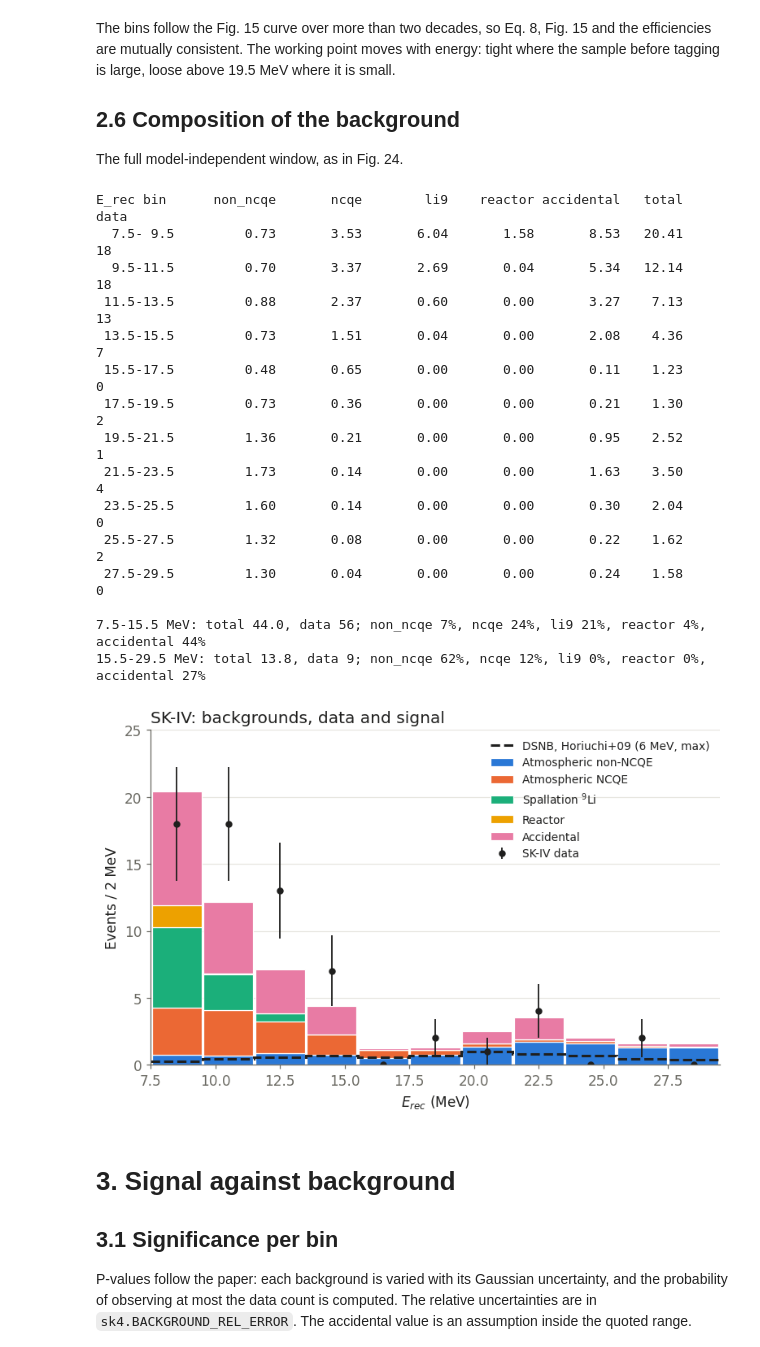
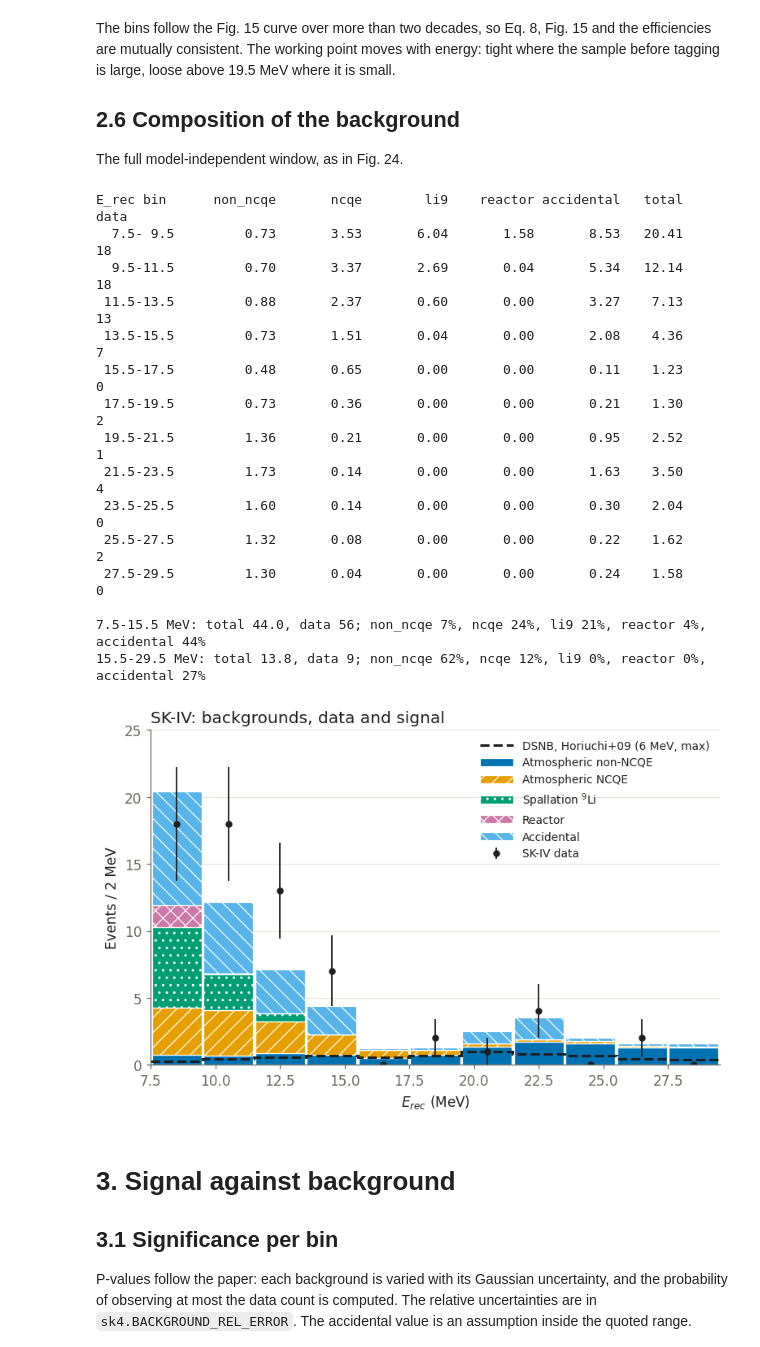
Before and after one commit to jahernando/hk-sunu, a Jupyter notebook: NB/NB01_sk_dsnb_analysis.ipynb, the cells around one changed output. Cells and saved outputs as stored; diff of their text form; code cells hidden in the pictures.

```diff
--- a/NB/NB01_sk_dsnb_analysis.ipynb
+++ b/NB/NB01_sk_dsnb_analysis.ipynb
@@ -16,20 +16,9 @@ from hk_sunu.backgrounds import MICHEL_ENDPOINT_MEV, michel_spectrum
 from hk_sunu.detector import SUPER_K
 from hk_sunu.flux import DSNBFlux, FermiDirac, YEAR_S
 from hk_sunu.rates import events_per_year, integrated_flux
+from hk_sunu.plotting import GRID, INK, MUTED, SERIES, fill, stair, style, use_style
 
-INK, MUTED, GRID = "#1f1f1e", "#6b6a63", "#e6e5df"
-SERIES = ["#2a78d6", "#eb6834", "#1baf7a", "#eda100", "#e87ba4", "#008300"]
-plt.rcParams.update({
-    "figure.figsize": (7.2, 4.4), "figure.dpi": 110, "font.size": 11,
-    "text.color": INK, "axes.labelcolor": INK, "axes.edgecolor": MUTED,
-    "xtick.color": MUTED, "ytick.color": MUTED,
-    "axes.spines.top": False, "axes.spines.right": False,
-    "axes.grid": True, "grid.color": GRID, "grid.linewidth": 0.8, "axes.axisbelow": True,
-    "lines.linewidth": 2.0, "legend.frameon": False,
-})
-
-def stair(ax, values, bin_edges, **kwargs):
-    ax.stairs(values, bin_edges, baseline=None, **kwargs)
+use_style()
 
 E_WINDOW = (15.5, 79.5)  # spectral analysis window in E_rec, MeV
 N_WINDOW = 11  # the 2-MeV bins of the model-independent window, 7.5-29.5 MeV
@@ -70,13 +59,13 @@ $$F(E_\nu) = f\,E_\nu^{tot}\,\frac{120}{7\pi^4}\,\frac{E_\nu^2}{T_\nu^4}\,\frac{
 
 The window is bounded by reactor and solar neutrinos below and by atmospheric neutrinos above.
 # %%
-temperatures = {4: SERIES[0], 6: SERIES[1], 8: SERIES[2]}
+temperatures = {4: style(0), 6: style(1), 8: style(2)}
 models = {T: DSNBFlux(spectrum=FermiDirac(temperature=T)) for T in temperatures}
 e_nu = np.linspace(3, 60, 571)
 
 fig, ax = plt.subplots()
-for (T, flux), color in zip(models.items(), temperatures.values()):
-    ax.plot(e_nu, flux(e_nu), color=color, label=f"T = {T} MeV")
+for (T, flux), kwargs in zip(models.items(), temperatures.values()):
+    ax.plot(e_nu, flux(e_nu), **kwargs, label=f"T = {T} MeV")
 ax.axvline(17.3, color=MUTED, ls="--", lw=1)
 ax.text(17.9, 4e-4, "$E_\\nu$ = 17.3 MeV\n(spectral analysis threshold)", color=MUTED, fontsize=9)
 ax.set(yscale="log", ylim=(2e-4, 30), xlim=(3, 60), xlabel="Neutrino energy $E_\\nu$ (MeV)",
@@ -184,8 +173,8 @@ curves = [("spallation", "Spallation"), ("deff", "$d_{eff}$, pre-activity"), ("c
           ("charge", "Charge per hit"), ("cherenkov", "Cherenkov angle"), ("ntag_one", "One tagged neutron")]
 
 fig, ax = plt.subplots()
-for (key, label), color in zip(curves, SERIES):
-    stair(ax, efficiency[key], edges, color=color, lw=2, label=label)
+for i, (key, label) in enumerate(curves):
+    stair(ax, efficiency[key], edges, **style(i), lw=2, label=label)
 ax.set(xlim=(7.5, 29.5), ylim=(0, 105), xlabel="$E_{rec}$ (MeV)", ylabel="Cumulative signal efficiency (%)")
 ax.set_title("SK-IV signal efficiency, one tagged neutron (Fig. 18)", loc="left")
 ax.legend(loc="center right", fontsize=9)
@@ -221,8 +210,8 @@ The 38-50° window is a choice of the analysis. The reconstructed angle is broad
 
 The numbers in this subsection are our own estimates, not results of the paper.
 # %%
-particles = {"e": (cherenkov.MASS_MEV["e"], SERIES[0], "$e$"), "mu": (cherenkov.MASS_MEV["mu"], SERIES[1], "$\\mu$"),
-             "pi": (cherenkov.MASS_MEV["pi"], SERIES[2], "$\\pi$")}
+particles = {"e": (cherenkov.MASS_MEV["e"], style(0), "$e$"), "mu": (cherenkov.MASS_MEV["mu"], style(1), "$\\mu$"),
+             "pi": (cherenkov.MASS_MEV["pi"], style(2), "$\\pi$")}
 
 print(f"{'Particle':>9} {'p_th (MeV/c)':>13} {'T_th (MeV)':>11}")
 for name, mass in cherenkov.MASS_MEV.items():
@@ -233,8 +222,8 @@ p = np.linspace(1, 1500, 3000)
 fig, ax = plt.subplots()
 ax.axhspan(38, 50, color=GRID, zorder=0)
 ax.text(1480, 47.5, "Signal window, 38-50°", color=MUTED, fontsize=9, ha="right")
-for name, (mass, color, label) in particles.items():
-    ax.plot(p, cherenkov.angle_deg(p, mass), color=color, label=label)
+for name, (mass, kwargs, label) in particles.items():
+    ax.plot(p, cherenkov.angle_deg(p, mass), **kwargs, label=label)
 ax.set(xlim=(0, 1500), ylim=(0, 52), xlabel="Momentum $p$ (MeV/$c$)", ylabel="Cherenkov angle $\\theta$ (degrees)")
 ax.set_title("Cherenkov angle in water by particle type", loc="left")
 ax.legend(loc="lower right")
@@ -713,8 +702,8 @@ labels = {"non_ncqe": "Atmospheric non-NCQE", "ncqe": "Atmospheric NCQE", "li9":
 
 fig, ax = plt.subplots(figsize=(7.2, 4.8))
 bottom = np.zeros(N_WINDOW)
-for key, color in zip(sk4.BACKGROUNDS, SERIES):
-    ax.bar(centres, window[key], width=1.92, bottom=bottom, color=color, edgecolor="white", linewidth=0.8, label=labels[key])
+for i, key in enumerate(sk4.BACKGROUNDS):
+    ax.bar(centres, window[key], width=1.92, bottom=bottom, **fill(i), edgecolor="white", linewidth=0.8, label=labels[key])
     bottom += window[key]
 ax.errorbar(centres, window["data"], yerr=np.sqrt(window["data"]), fmt="o", color=INK, ms=4.5, lw=1.2, label="SK-IV data")
 stair(ax, window["dsnb_horiuchi09"], edges, color=INK, ls="--", lw=2, label="DSNB, Horiuchi+09 (6 MeV, max)")
@@ -723,34 +712,34 @@ ax.grid(axis="x", visible=False)
 ax.set_title("SK-IV: backgrounds, data and signal", loc="left")
 ax.legend(loc="upper right", fontsize=9)
 fig.tight_layout()
 
 print("E_rec bin   " + "".join(f"{key:>11s}" for key in sk4.BACKGROUNDS) + f"{'total':>8s}{'data':>6s}")
 for row in window:
     print(f"{row['erec_lo']:5.1f}-{row['erec_hi']:4.1f}  " + "".join(f"{row[key]:11.2f}" for key in sk4.BACKGROUNDS)
           + f"{row['total']:8.2f}{row['data']:6.0f}")
 below, above = centres < 15.5, centres > 15.5
 print()
 for name, mask in (("7.5-15.5 MeV", below), ("15.5-29.5 MeV", above)):
     total = window["total"][mask].sum()
     shares = ", ".join(f"{key} {window[key][mask].sum() / total:.0%}" for key in sk4.BACKGROUNDS)
     print(f"{name}: total {total:.1f}, data {window['data'][mask].sum():.0f}; {shares}")
 # %% [output]
 E_rec bin      non_ncqe       ncqe        li9    reactor accidental   total  data
   7.5- 9.5         0.73       3.53       6.04       1.58       8.53   20.41    18
   9.5-11.5         0.70       3.37       2.69       0.04       5.34   12.14    18
  11.5-13.5         0.88       2.37       0.60       0.00       3.27    7.13    13
  13.5-15.5         0.73       1.51       0.04       0.00       2.08    4.36     7
  15.5-17.5         0.48       0.65       0.00       0.00       0.11    1.23     0
  17.5-19.5         0.73       0.36       0.00       0.00       0.21    1.30     2
  19.5-21.5         1.36       0.21       0.00       0.00       0.95    2.52     1
  21.5-23.5         1.73       0.14       0.00       0.00       1.63    3.50     4
  23.5-25.5         1.60       0.14       0.00       0.00       0.30    2.04     0
  25.5-27.5         1.32       0.08       0.00       0.00       0.22    1.62     2
  27.5-29.5         1.30       0.04       0.00       0.00       0.24    1.58     0
 
 7.5-15.5 MeV: total 44.0, data 56; non_ncqe 7%, ncqe 24%, li9 21%, reactor 4%, accidental 44%
 15.5-29.5 MeV: total 13.8, data 9; non_ncqe 62%, ncqe 12%, li9 0%, reactor 0%, accidental 27%
-[figure, old version]
+[figure, new version]
 # %% [markdown]
 # 3. Signal against background
 
```
Also changed, not shown: parts of 12 cells of this notebook, 9 other files.
